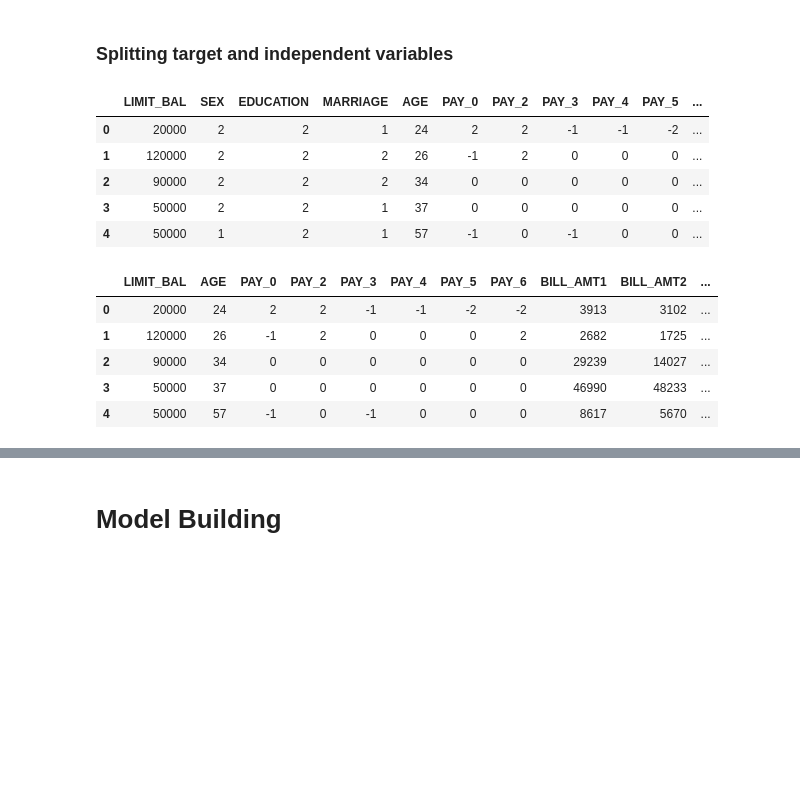
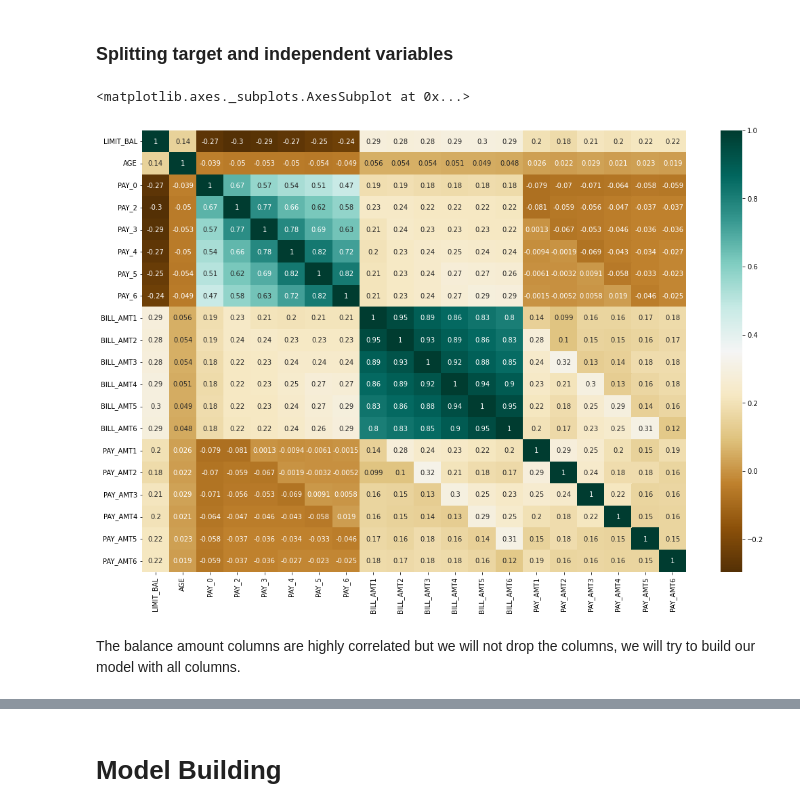
Before and after one commit to akmal1994/Capstone---Classification, a Jupyter notebook: Credit_Card_Default_Prediction_Capstone_Project.ipynb, the cells around one changed output, grey strips where cells are left out. Saved outputs shown, nothing was run; the diff lists cells and outputs as text; code cells hidden in the pictures; blank space fills up the shorter version.

```diff
--- a/Credit_Card_Default_Prediction_Capstone_Project.ipynb
+++ b/Credit_Card_Default_Prediction_Capstone_Project.ipynb
@@ -284,21 +323,11 @@ sns.factorplot("default payment next month", col='EDUCATION', col_wrap=3, data=d
 X = df.drop(['ID', 'default payment next month', 'LIMIT_BAL_bin', 'AGE_bin'], axis=1)
 y = df['default payment next month']
-# %%
-X.head()
-# %% [output]
-|  | LIMIT_BAL | SEX | EDUCATION | MARRIAGE | AGE | PAY_0 | PAY_2 | PAY_3 | PAY_4 | PAY_5 | ... |
-| 0 | 20000 | 2 | 2 | 1 | 24 | 2 | 2 | -1 | -1 | -2 | ... |
-| 1 | 120000 | 2 | 2 | 2 | 26 | -1 | 2 | 0 | 0 | 0 | ... |
-| 2 | 90000 | 2 | 2 | 2 | 34 | 0 | 0 | 0 | 0 | 0 | ... |
-| 3 | 50000 | 2 | 2 | 1 | 37 | 0 | 0 | 0 | 0 | 0 | ... |
-| 4 | 50000 | 1 | 2 | 1 | 57 | -1 | 0 | -1 | 0 | 0 | ... |
-# %%
-X = pd.get_dummies(X, columns=cat_cols, drop_first=True)
-X.head()
-# %% [output]
-|  | LIMIT_BAL | AGE | PAY_0 | PAY_2 | PAY_3 | PAY_4 | PAY_5 | PAY_6 | BILL_AMT1 | BILL_AMT2 | ... |
-| 0 | 20000 | 24 | 2 | 2 | -1 | -1 | -2 | -2 | 3913 | 3102 | ... |
-| 1 | 120000 | 26 | -1 | 2 | 0 | 0 | 0 | 2 | 2682 | 1725 | ... |
-| 2 | 90000 | 34 | 0 | 0 | 0 | 0 | 0 | 0 | 29239 | 14027 | ... |
-| 3 | 50000 | 37 | 0 | 0 | 0 | 0 | 0 | 0 | 46990 | 48233 | ... |
-| 4 | 50000 | 57 | -1 | 0 | -1 | 0 | 0 | 0 | 8617 | 5670 | ... |
+# %%
+# Correlation matrics for attributes
+plt.figure(figsize=(18,12))
+sns.heatmap(X.corr(), cmap='BrBG', annot=True)
+# %% [output]
+<matplotlib.axes._subplots.AxesSubplot at 0x...>
+[figure, added]
+# %% [markdown]
+The balance amount columns are highly correlated but we will not drop the columns, we will try to build our model with all columns.
```
Also changed, not shown: parts of 80 cells of this notebook.
